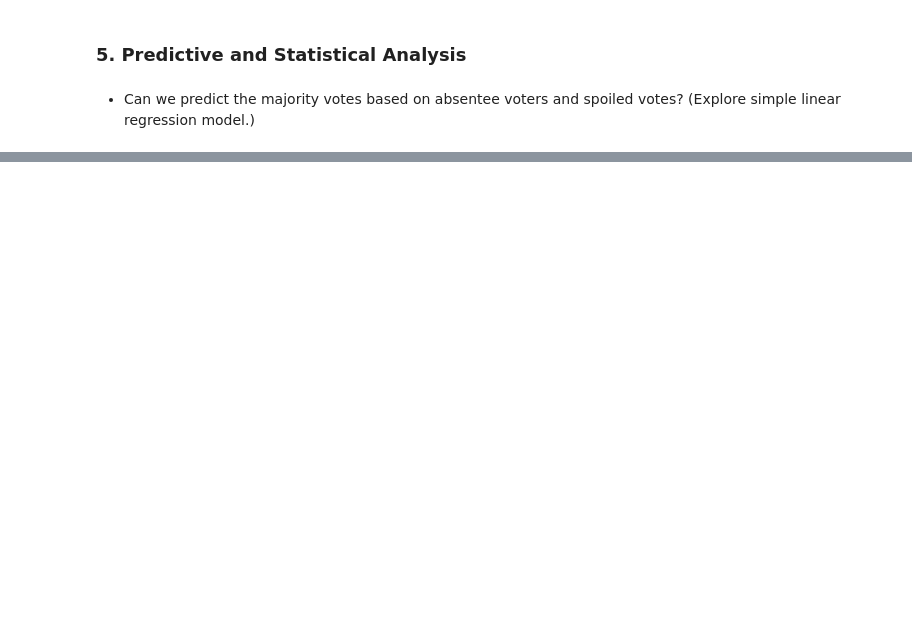
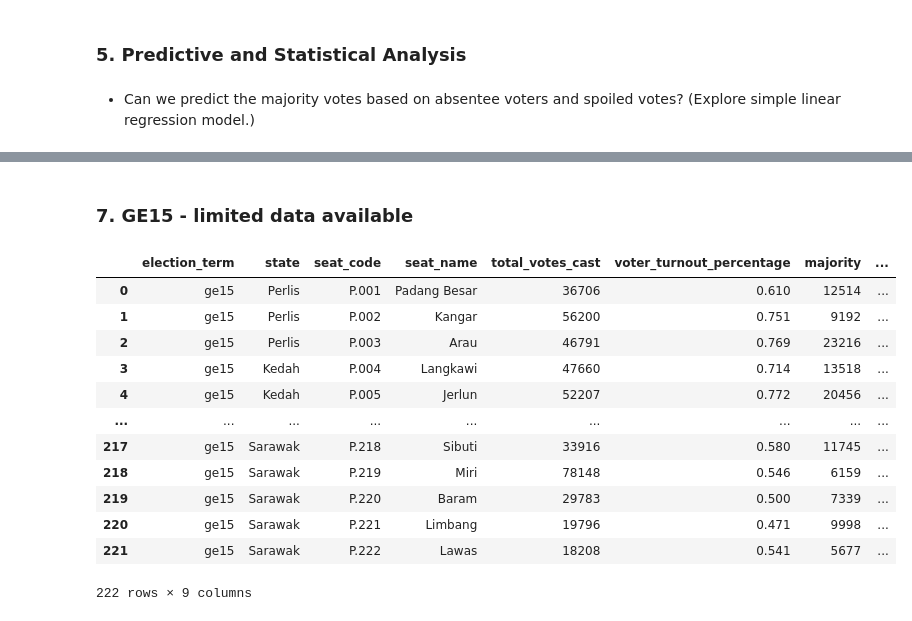
Before and after one commit to ChuSeng99/ge-malaysia, a Jupyter notebook: ge_analysis.ipynb, the cells around one changed output, grey strips where cells are left out. Cells and saved outputs as stored; diff of their text form; code cells hidden in the pictures; blank space fills up the shorter version.

Commit message:
Add ge15 data

```diff
--- a/ge_analysis.ipynb
+++ b/ge_analysis.ipynb
@@ -759,0 +613,28 @@ Name: spoiled_votes_percentage_of_cast_votes, dtype: double[pyarrow]
+# %% [markdown]
+### 7. GE15 - limited data available
+# %%
+ge15_file = Path.home() / 'python' / 'analysis' / 'ge_malaysia' / 'ge15.csv'
+
+df_ge15 = (
+    pd.read_csv(
+        ge15_file,
+        dtype_backend='pyarrow',
+        engine='pyarrow'
+    )
+)
+
+df_ge15
+# %% [output]
+|  | election_term | state | seat_code | seat_name | total_votes_cast | voter_turnout_percentage | majority | ... |
+| 0 | ge15 | Perlis | P.001 | Padang Besar | 36706 | 0.610 | 12514 | ... |
+| 1 | ge15 | Perlis | P.002 | Kangar | 56200 | 0.751 | 9192 | ... |
+| 2 | ge15 | Perlis | P.003 | Arau | 46791 | 0.769 | 23216 | ... |
+| 3 | ge15 | Kedah | P.004 | Langkawi | 47660 | 0.714 | 13518 | ... |
+| 4 | ge15 | Kedah | P.005 | Jerlun | 52207 | 0.772 | 20456 | ... |
+| ... | ... | ... | ... | ... | ... | ... | ... | ... |
+| 217 | ge15 | Sarawak | P.218 | Sibuti | 33916 | 0.580 | 11745 | ... |
+| 218 | ge15 | Sarawak | P.219 | Miri | 78148 | 0.546 | 6159 | ... |
+| 219 | ge15 | Sarawak | P.220 | Baram | 29783 | 0.500 | 7339 | ... |
+| 220 | ge15 | Sarawak | P.221 | Limbang | 19796 | 0.471 | 9998 | ... |
+| 221 | ge15 | Sarawak | P.222 | Lawas | 18208 | 0.541 | 5677 | ... |
+222 rows × 9 columns
```
Also changed, not shown: parts of 48 cells of this notebook, 1 other file.
